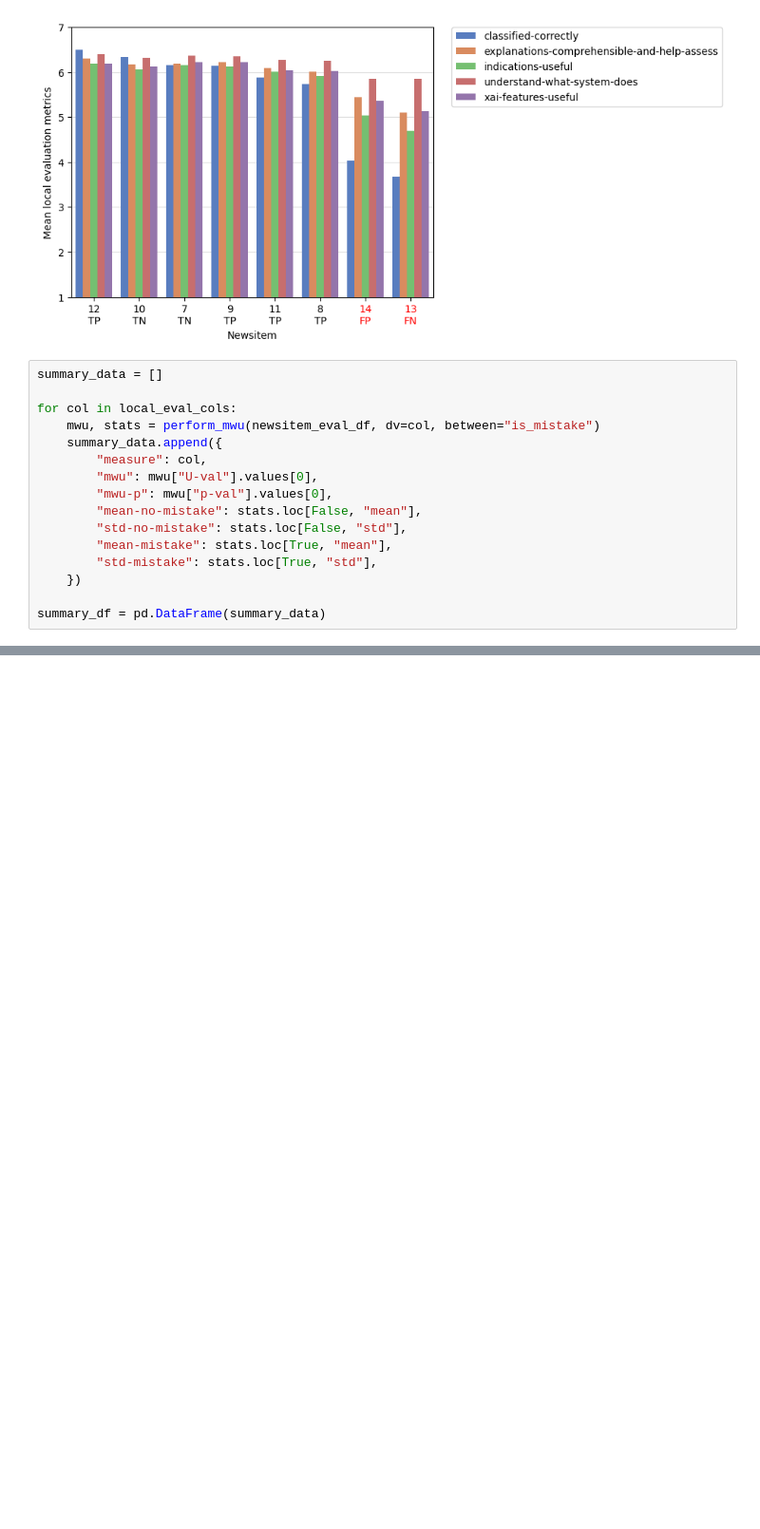
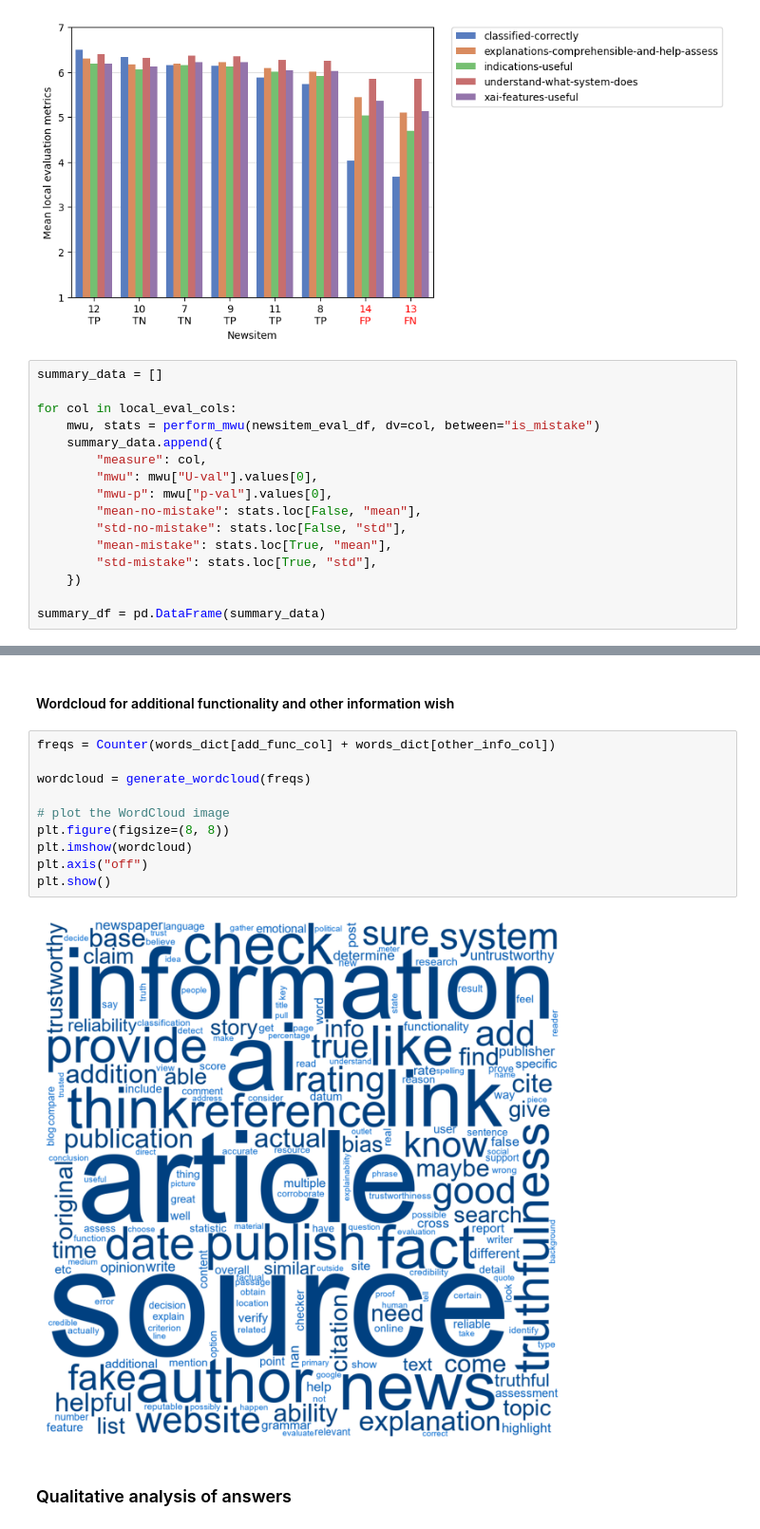
Before and after one commit to csomorbalazs/xai-experiment, a Jupyter notebook: postprocessing/Data_Analysis_XAI.ipynb, the cells around one changed output, grey strips where cells are left out. Shown at 95% size. Drawn from its saved outputs; the diff is of its cells as text; blank space fills up the shorter version.

```diff
--- a/postprocessing/Data_Analysis_XAI.ipynb
+++ b/postprocessing/Data_Analysis_XAI.ipynb
@@ -981,0 +1176,16 @@ highlight(summary_df, highlight_any=True)
+# %% [markdown]
+#### Wordcloud for additional functionality and other information wish
+# %%
+freqs = Counter(words_dict[add_func_col] + words_dict[other_info_col])
+
+wordcloud = generate_wordcloud(freqs)
+
+# plot the WordCloud image
+plt.figure(figsize=(8, 8))
+plt.imshow(wordcloud)
+plt.axis("off")
+plt.show()
+# %% [output]
+[figure, added]
+# %% [markdown]
+### Qualitative analysis of answers
```
Also changed, not shown: parts of 53 cells of this notebook.
